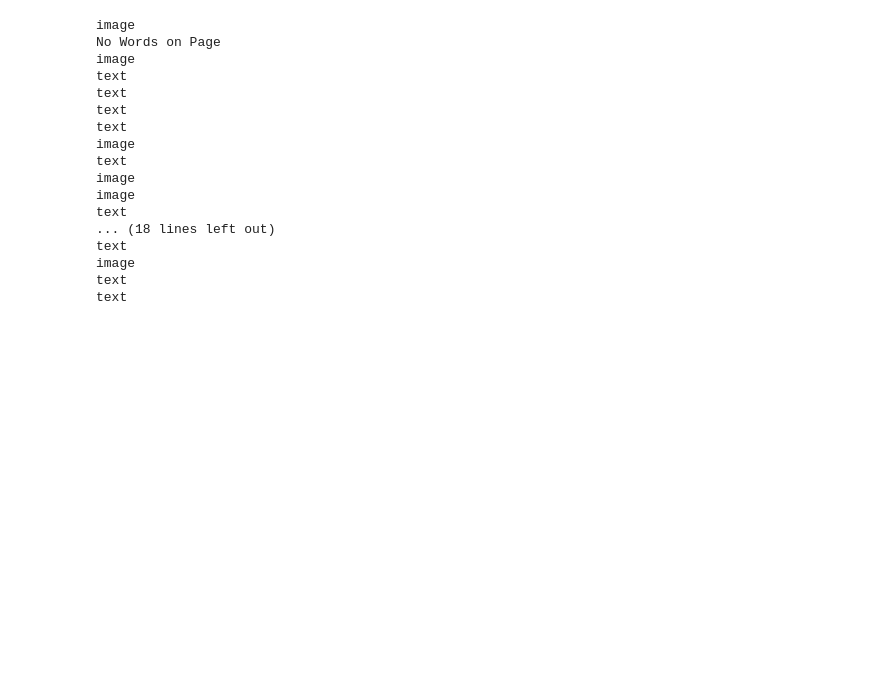
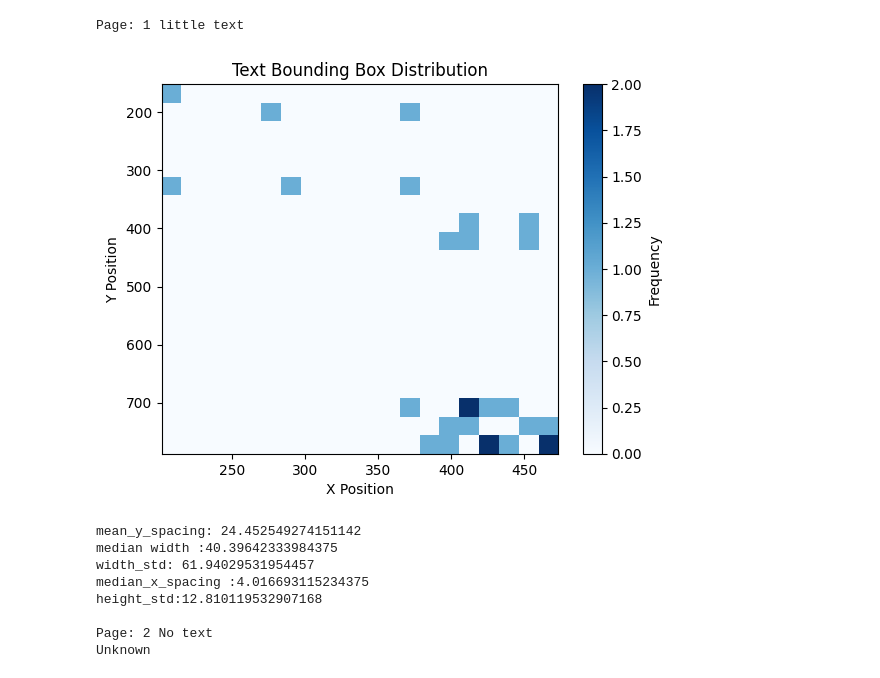
Before and after one commit to swisstopo/swissgeol-assets-dataextraction, a Jupyter notebook: page_classification.ipynb, the cells around one changed output. Drawn from its saved outputs; the diff is of its cells as text; code cells hidden in the pictures; blank space fills up the shorter version.

```diff
--- a/page_classification.ipynb
+++ b/page_classification.ipynb
@@ -29,7 +27,7 @@ def is_digitally_born(page: pymupdf.Page) -> bool:
             return True
     return False
 # %%
-def classify_by_text_density(words, page_size):
+def classify_text_density(words, page_size):
     """
     Classifies a page as text-heavy or image-heavy based on word distribution.
     - words: List of TextWord objects
@@ -38,7 +36,7 @@ def classify_by_text_density(words, page_size):
         "text" if the page is likely a text page, otherwise "image".
     """
     if not words:
-        return "No Words on Page"
+        return "No text"
 
     text_density = len(words) / (page_size[0] * page_size[1])  # Simple density
     avg_word_height = sum(word.rect.height for word in words) / len(words)
@@ -47,11 +45,15 @@ def classify_by_text_density(words, page_size):
     height_threshold = 20  # If words are very large, the page may contain figures
 
     if text_density > density_threshold and avg_word_height < height_threshold:
-        return "text"
-    return "image"
+        return "much text"
+    return "little text"
 # %%
+import matplotlib.pyplot as plt
+from scipy.spatial.distance import pdist, squareform
+from scipy.sparse.csgraph import laplacian
+#use entroy, clustering, spacing frequency? or matriyy that shows conectivity? -> laplacian, knn isolation score or simple distance matrix?
 
-def classify_textpos(words: list[TextWord]):
+def classify_wordpos(words: list[TextWord]):
     """Classifies text structure on page based on distribution."""
 
     if not words:
@@ -64,16 +66,33 @@ def classify_textpos(words: list[TextWord]):
     widths = np.array([word.rect.x1 - word.rect.x0 for word in words])
     heights = np.array([word.rect.y1 - word.rect.y0 for word in words])
 
-    # Compute spacing bewtween words
+    plt.hist2d(x_positions, y_positions, bins=(20, 20), cmap='Blues')
+    plt.xlabel("X Position")
+    plt.ylabel("Y Position")
+    plt.gca().invert_yaxis()
+    plt.title("Text Bounding Box Distribution")
+    plt.colorbar(label="Frequency")
+    plt.show()
+
+    # Compute pairwise Euclidean distances
+    dist_matrix = squareform(pdist(y_positions.reshape(-1, 1)))
+    # Convert distance matrix into a similarity graph (thresholding)
+    threshold = np.percentile(dist_matrix, 20)  # Adjust threshold for connectivity
+    graph_matrix = (dist_matrix < threshold).astype(int)
+    # Compute Laplacian matrix
+    lap_matrix = laplacian(graph_matrix, normed=True)
+
+
+    # Compute spacing bewtween word to next word
     y_spacing = np.diff(np.sort(y_positions))  # Vertical distances
     x_spacing = np.diff(np.sort(x_positions))  # Horizontal distancs
 
-    median_y_spacing = np.median(y_spacing) if len(y_spacing) > 0 else 0
+    mean_y_spacing = np.mean(y_spacing) if len(y_spacing) > 0 else 0
     median_x_spacing = np.median(x_spacing) if len(x_spacing) > 0 else 0
     width_std = np.std(widths)
     height_std = np.std(heights)
 
-    print(f"median_y_spacing: {median_y_spacing }")
+    print(f"mean_y_spacing: {mean_y_spacing }")
     print(f"median width :{np.median(widths) }")
     print(f"width_std: {width_std }")
     print(f"median_x_spacing :{median_x_spacing }")
@@ -82,31 +101,26 @@ def classify_textpos(words: list[TextWord]):
 # %%
 #classify page based on text
 with pymupdf.open(pdf_path) as doc:
     for page_index,page in enumerate(doc):
+        if page_index >1:
+           break
         page_number = page_index +1
         page_size = (page.rect.width, page.rect.height)
 
         words = extract_words(page, page_number)
-        print(classify_by_text_density(words,page_size))
-        #print(classify_textpos(words))
+        print(f"Page: {page_number}",classify_text_density(words,page_size))
+        classify_wordpos(words)
 # %% [output]
-image
-No Words on Page
-image
-text
-text
-text
-text
-image
-text
-image
-image
-text
-... (18 lines left out)
-text
-image
-text
-text
+Page: 1 little text
+[figure, added]
+mean_y_spacing: 24.452549274151142
+median width :40.39642333984375
+width_std: 61.94029531954457
+median_x_spacing :4.016693115234375
+height_std:12.810119532907168
+
+Page: 2 No text
+Unknown
 # %%
 def classify_digital(page):
     if page.get_images():
```
Also changed, not shown: parts of 4 cells of this notebook.
